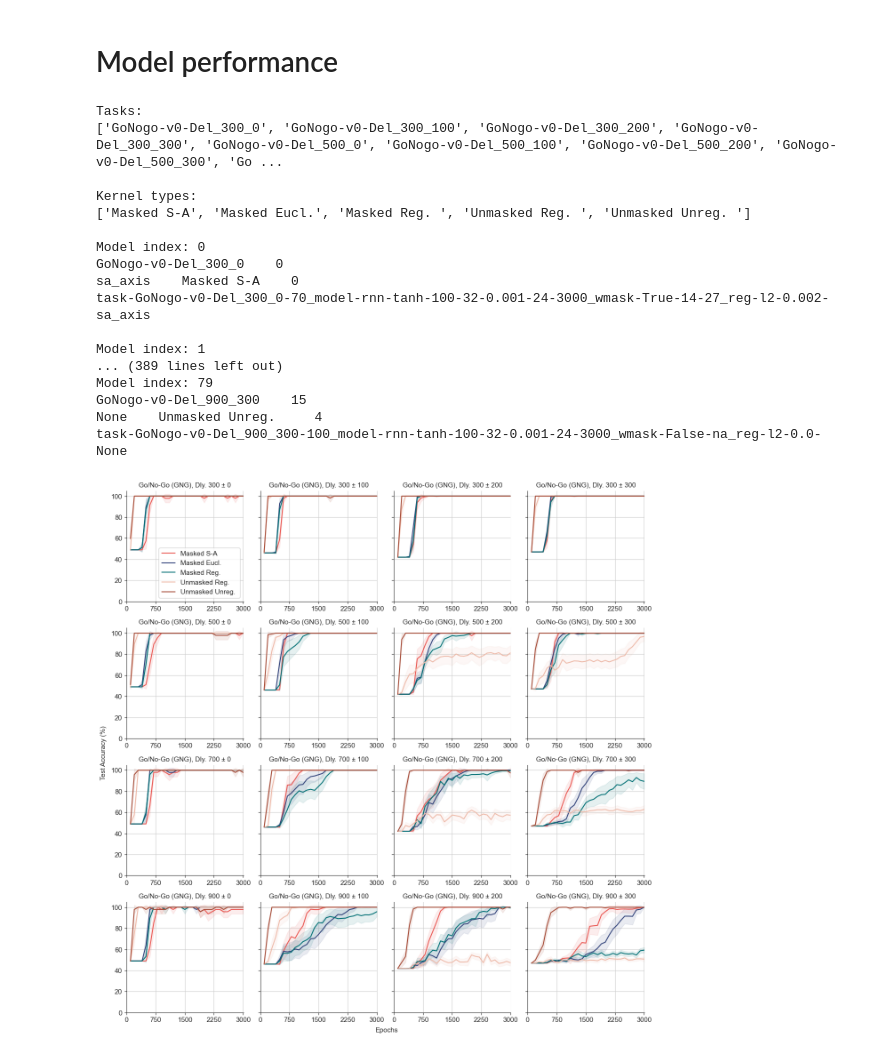
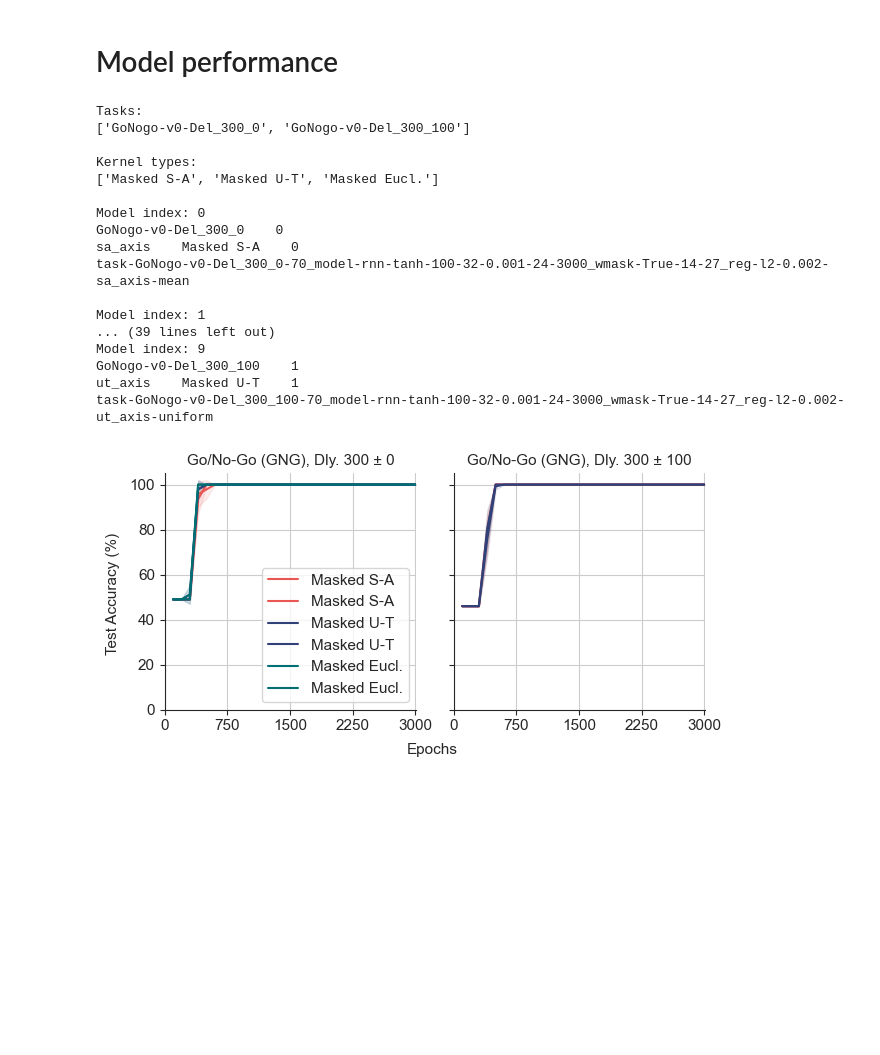
Before and after one commit to LindenParkesLab/neuro_rnn, a Jupyter notebook: scripts/results_rnn_accuracy.ipynb, the cells around one changed output. Saved outputs shown, nothing was run; the diff lists cells and outputs as text; code cells hidden in the pictures; blank space fills up the shorter version.

Commit message:
Added kernel normalization.

```diff
--- a/scripts/results_rnn_accuracy.ipynb
+++ b/scripts/results_rnn_accuracy.ipynb
@@ -38,7 +38,10 @@ elif sys.platform == 'linux':
     modeldir = '/media/lindenmp/storage_ssd/research_projects/neuro_rnn/results/model_cpu'
     outdir = '/home/lindenmp/research_projects/neuro_rnn/results/figs'
 
-model_params_file = os.path.join(datadir, 'model_params_gng_4x4_adj_lambda.csv')
+model_params_file = os.path.join(datadir, 'model_params_gng_compare_rescale_orig.csv')
+# model_params_file = os.path.join(datadir, 'model_params_gng_compare_rescale_lambda.csv')
+# model_params_file = os.path.join(datadir, 'model_params_gng_compare_mean.csv')
+# model_params_file = os.path.join(datadir, 'model_params_gng_compare_uniform.csv')
 model_params = utils.load_params_csv(model_params_file)
 
 # data parameters
@@ -46,7 +49,7 @@ dt = 100
 
 # are we plotting results for all tasks in the list?
 rows_to_plot = []
-# rows_to_plot = list(np.arange(15))
+# rows_to_plot = list(np.arange(10))
 # rows_to_plot = list(np.arange(40,60))
 # rows_to_plot = list(np.concatenate((np.arange(30),np.arange(45,60))))
 if rows_to_plot:
@@ -129,6 +127,7 @@ for model_idx in np.arange(len(model_params)):
     reg_type = model_params.reg_type.iloc[model_idx]
     n_io = utils.get_n_io(mask_weights=mask_weights, hidden_size=hidden_size)
     kernel_label = model_params.kernel_label.iloc[model_idx]
+    normalization = model_params.normalization.iloc[model_idx]
 
     # prepare config
     config = {
@@ -149,7 +148,8 @@ for model_idx in np.arange(len(model_params)):
         'task_modifier': task_modifier,
         'task_with_modifier': task_with_modifier,
         'seq_len': seq_len,
-        'kernel_type': kernel_type
+        'kernel_type': kernel_type,
+        'normalization': normalization,
     }
 
     # determine task index
@@ -253,39 +253,39 @@ for task_index in np.arange(n_tasks):
     f_violin.axes[task_index].set_title(utils.get_task_label(task_names[task_index]), fontsize=font_size)
     f_violin.axes[task_index].grid()
 f_violin.text(0.0, 0.5, ' ', ha='center', va='center', rotation='vertical')
 f_violin.text(0.0, 0.5, 'Learning Speed (a.u.)', ha='center', va='center', rotation='vertical')
 
 sns.despine(fig=f_plots, offset=0, trim=False, left=False, right=True, top=True, bottom=False)
 sns.despine(fig=f_violin, offset=0, trim=False, left=False, right=True, top=True, bottom=False)
 
 f_plots.tight_layout()
 f_violin.tight_layout()
 plt.show()
 
 # save svg
 if save_figs:
     current_datetime = datetime.now()
     date_string = current_datetime.strftime("%Y_%m_%d_%H_%M_%S")
     file_str = 'accuracy_{:}_plots.svg'.format(date_string)
     f_plots.savefig(os.path.join(outdir, file_str), dpi=300, bbox_inches='tight', pad_inches=0.01)
     file_str = 'accuracy_{:}_violin.svg'.format(date_string)
     f_violin.savefig(os.path.join(outdir, file_str), dpi=300, bbox_inches='tight', pad_inches=0.01)
 # %% [output]
 Tasks:
-['GoNogo-v0-Del_300_0', 'GoNogo-v0-Del_300_100', 'GoNogo-v0-Del_300_200', 'GoNogo-v0-Del_300_300', 'GoNogo-v0-Del_500_0', 'GoNogo-v0-Del_500_100', 'GoNogo-v0-Del_500_200', 'GoNogo-v0-Del_500_300', 'Go ...
+['GoNogo-v0-Del_300_0', 'GoNogo-v0-Del_300_100']
 
 Kernel types:
-['Masked S-A', 'Masked Eucl.', 'Masked Reg. ', 'Unmasked Reg. ', 'Unmasked Unreg. ']
+['Masked S-A', 'Masked U-T', 'Masked Eucl.']
 
 Model index: 0
 GoNogo-v0-Del_300_0    0
 sa_axis    Masked S-A    0
-task-GoNogo-v0-Del_300_0-70_model-rnn-tanh-100-32-0.001-24-3000_wmask-True-14-27_reg-l2-0.002-sa_axis
+task-GoNogo-v0-Del_300_0-70_model-rnn-tanh-100-32-0.001-24-3000_wmask-True-14-27_reg-l2-0.002-sa_axis-mean
 
 Model index: 1
-... (389 lines left out)
-Model index: 79
-GoNogo-v0-Del_900_300    15
-None    Unmasked Unreg.     4
-task-GoNogo-v0-Del_900_300-100_model-rnn-tanh-100-32-0.001-24-3000_wmask-False-na_reg-l2-0.0-None
+... (39 lines left out)
+Model index: 9
+GoNogo-v0-Del_300_100    1
+ut_axis    Masked U-T    1
+task-GoNogo-v0-Del_300_100-70_model-rnn-tanh-100-32-0.001-24-3000_wmask-True-14-27_reg-l2-0.002-ut_axis-uniform
-[figure, old version]
+[figure, new version]
```
Also changed, not shown: parts of 2 cells of this notebook, 4 other files.
